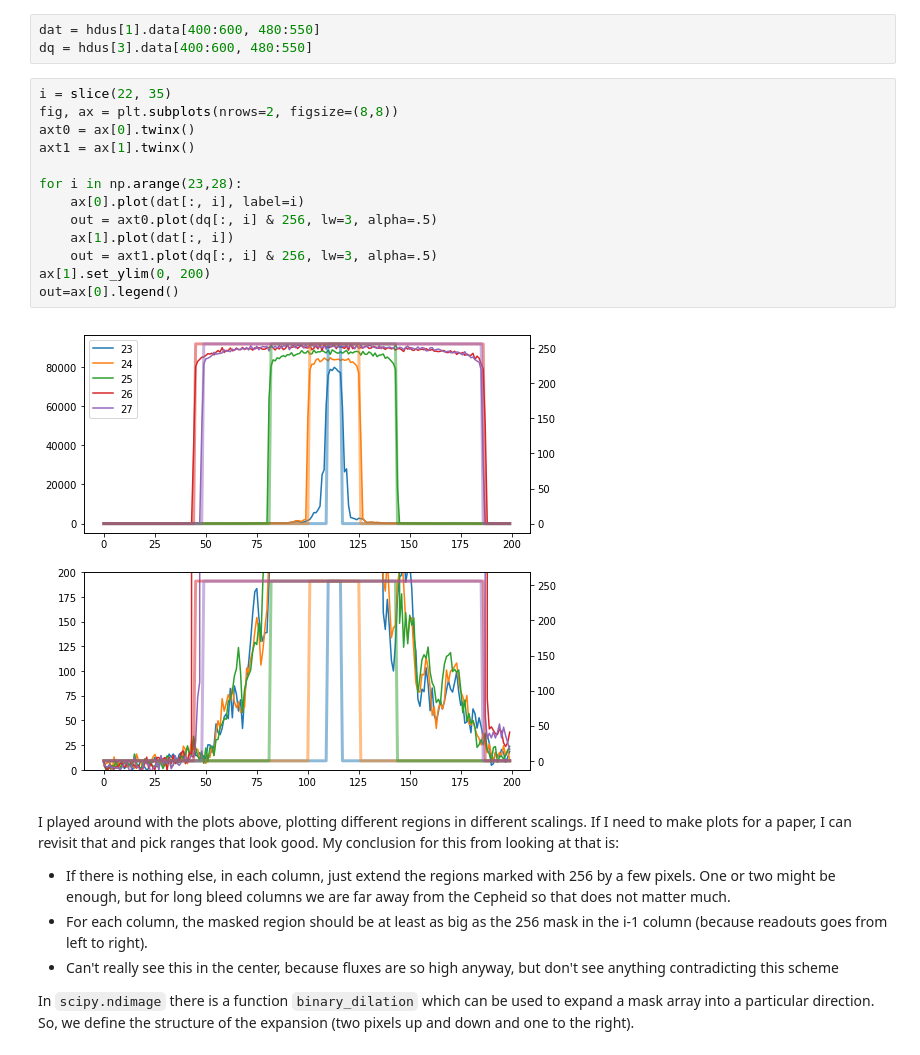
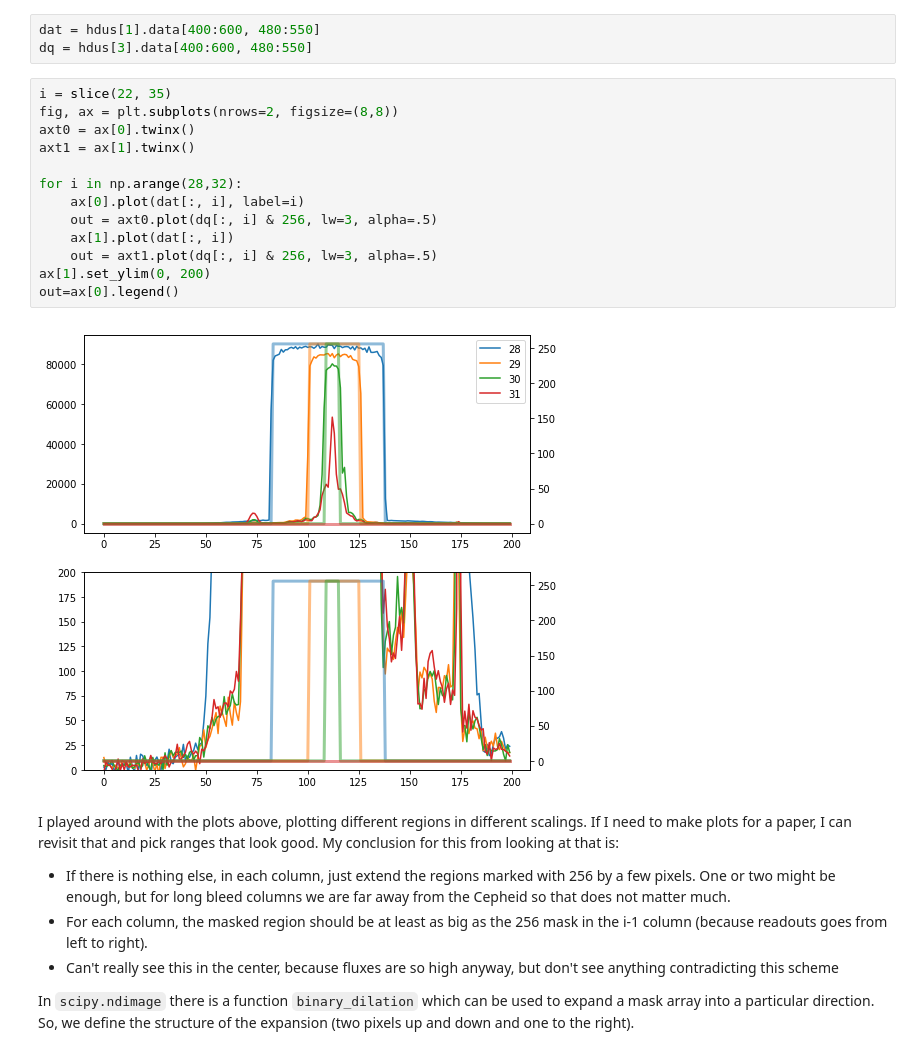
Before and after one commit to hamogu/Cepheids, a Jupyter notebook: Snapshotdrizzle.ipynb, the cells around one changed output. Drawn from its saved outputs; the diff is of its cells as text.

```diff
--- a/Snapshotdrizzle.ipynb
+++ b/Snapshotdrizzle.ipynb
@@ -118,18 +118,18 @@ dq = hdus[3].data[400:600, 480:550]
 # %%
 i = slice(22, 35)
 fig, ax = plt.subplots(nrows=2, figsize=(8,8))
 axt0 = ax[0].twinx()
 axt1 = ax[1].twinx()
 
-for i in np.arange(23,28):
+for i in np.arange(28,32):
     ax[0].plot(dat[:, i], label=i)
     out = axt0.plot(dq[:, i] & 256, lw=3, alpha=.5)
     ax[1].plot(dat[:, i])
     out = axt1.plot(dq[:, i] & 256, lw=3, alpha=.5)
 ax[1].set_ylim(0, 200)
 out=ax[0].legend()
 # %% [output]
-[figure, old version]
+[figure, new version]
 # %% [markdown]
 I played around with the plots above, plotting different regions in different scalings. If I need to make plots for a paper, I can revisit that and pick ranges that look good. My conclusion for this from looking at that is:
 
```
Also changed, not shown: parts of 1 cell of this notebook.
